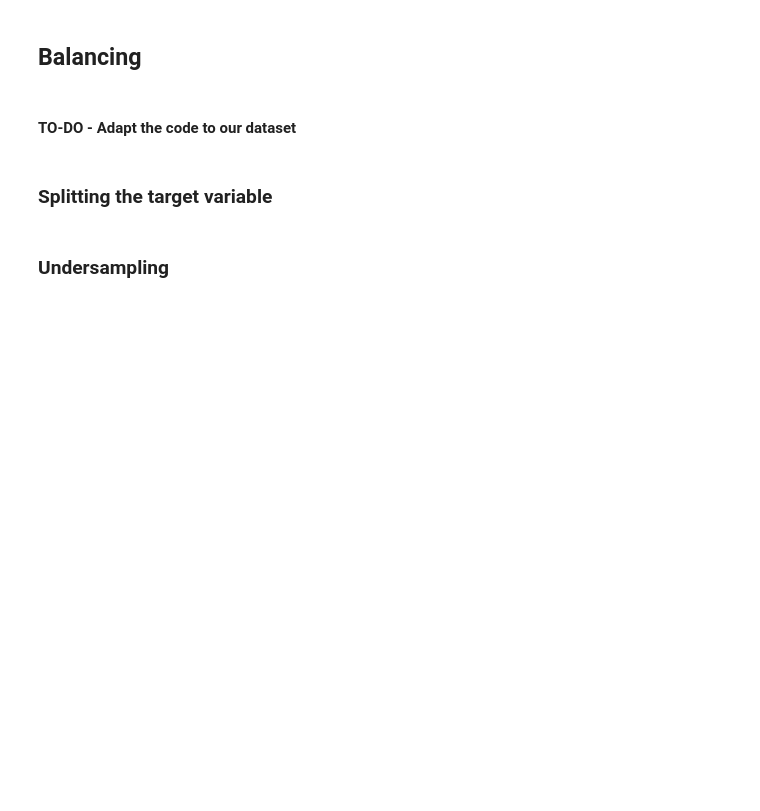
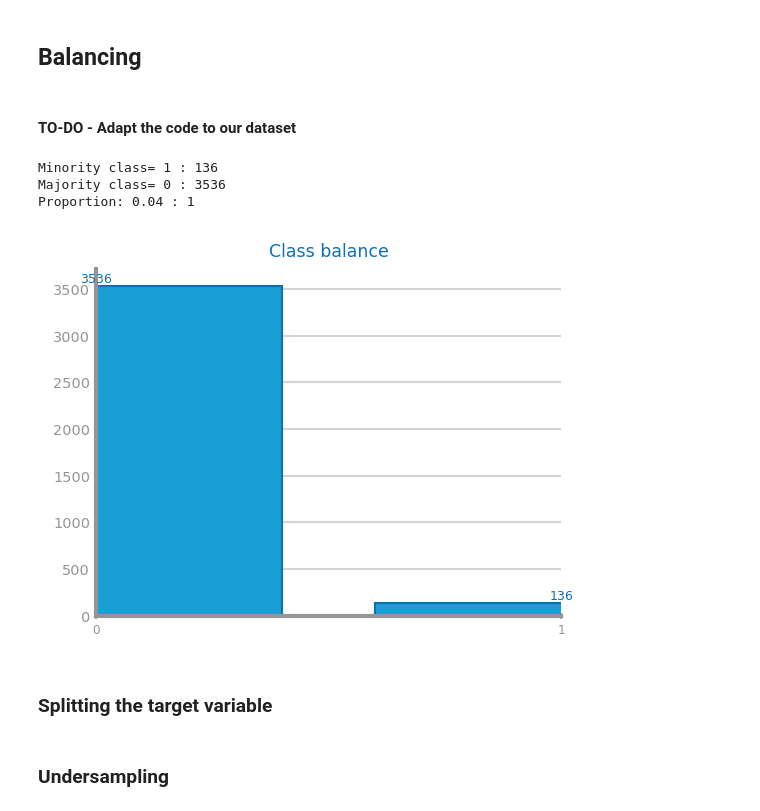
Before and after one commit to MartimJales/Data-Science, a Jupyter notebook: Lab01/datascience.ipynb, the cells around one changed output. Saved outputs shown, nothing was run; the diff lists cells and outputs as text; code cells hidden in the pictures; blank space fills up the shorter version.

```diff
--- a/Lab01/datascience.ipynb
+++ b/Lab01/datascience.ipynb
@@ -688,32 +705,35 @@ show()
 # %%
 from pandas import read_csv, concat, DataFrame, Series
 from matplotlib.pyplot import figure, show
 from dslabs_functions import plot_bar_chart
 
-file = "stroke_train"
-target = "stroke"
 original: DataFrame = read_csv(f"data/{file}.csv", sep=",", decimal=".")
 
 target_count: Series = original[target].value_counts()
 positive_class = target_count.idxmin()
 negative_class = target_count.idxmax()
 
 print("Minority class=", positive_class, ":", target_count[positive_class])
 print("Majority class=", negative_class, ":", target_count[negative_class])
 print(
     "Proportion:",
     round(target_count[positive_class] / target_count[negative_class], 2),
     ": 1",
 )
 values: dict[str, list] = {
     "Original": [target_count[positive_class], target_count[negative_class]]
 }
 
 figure()
 plot_bar_chart(
     target_count.index.to_list(), target_count.to_list(), title="Class balance"
 )
 show()
+# %% [output]
+Minority class= 1 : 136
+Majority class= 0 : 3536
+Proportion: 0.04 : 1
+[figure, added]
 # %% [markdown]
 ### Splitting the target variable
 # %%
```
Also changed, not shown: parts of 14 cells of this notebook, 26 other files.
